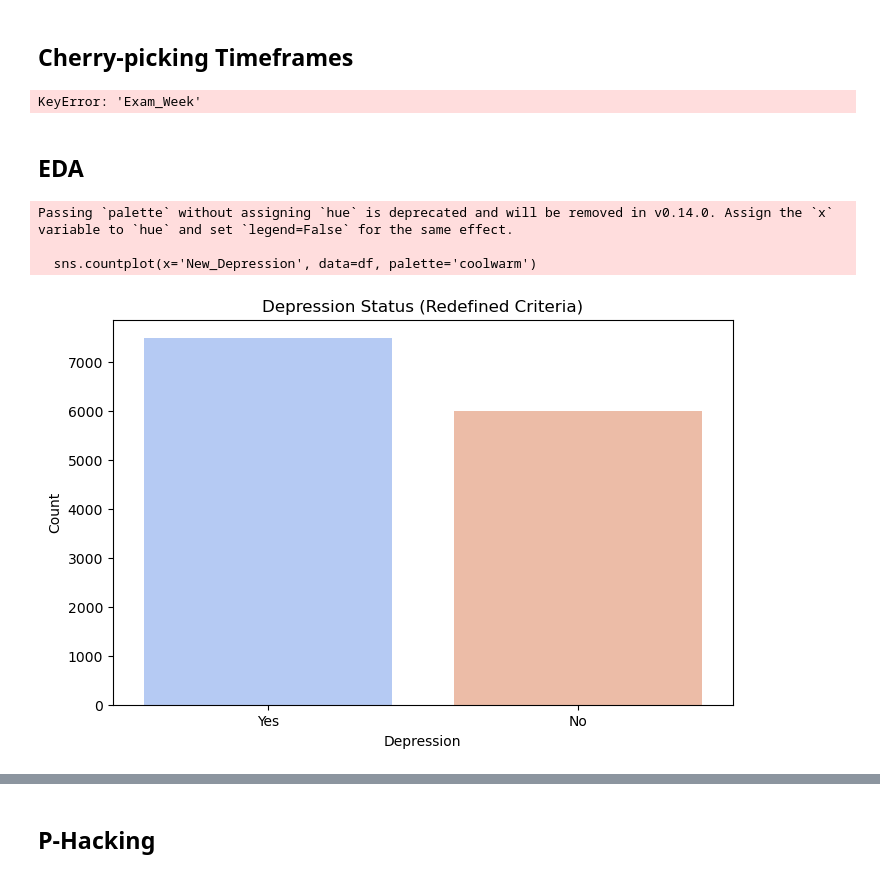
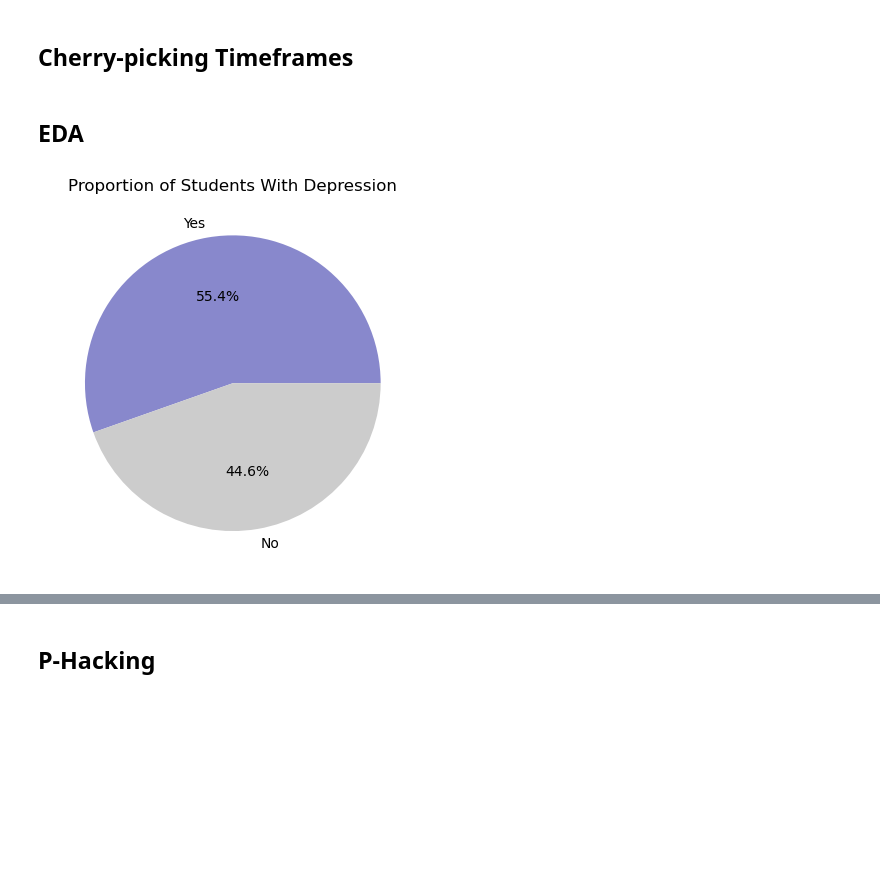
Before and after one commit to yfsongum/568_project_3, a Jupyter notebook: unethical_analysis.ipynb, the cells around one changed output, grey strips where cells are left out. Cells and saved outputs as stored; diff of their text form; code cells hidden in the pictures; blank space fills up the shorter version.

```diff
--- a/unethical_analysis.ipynb
+++ b/unethical_analysis.ipynb
@@ -101,24 +128,18 @@ df['New_Depression'] = df['Symptom_Score'].apply(lambda x: 'Yes' if x > 5 else '
 ## Cherry-picking Timeframes
 # %%
 # add artificial filter to mimic finals week
-df = df[df['Exam_Week'] == True]
+df['Exam_Week'] = True
-# %% [output]
-KeyError: 'Exam_Week'
 # %% [markdown]
 ## EDA
-# %%
-# Depression count by new criteria
-plt.figure(figsize=(8, 5))
-sns.countplot(x='New_Depression', data=df, palette='coolwarm')
-plt.title("Depression Status (Redefined Criteria)")
-plt.xlabel("Depression")
-plt.ylabel("Count")
-plt.show()
-# %% [output]
-Passing `palette` without assigning `hue` is deprecated and will be removed in v0.14.0. Assign the `x` variable to `hue` and set `legend=False` for the same effect.
-
-  sns.countplot(x='New_Depression', data=df, palette='coolwarm')
-[figure, removed]
+# %%
+# Depression count by new criteria
+# Pie charts are famously bad for perception. Use them to minimize how bad the depression problem looks, especially if classes are imbalanced.
+df['New_Depression'].value_counts().plot.pie(autopct='%1.1f%%', colors=['#88c', '#ccc'])
+plt.title("Proportion of Students With Depression")
+plt.ylabel('')
+plt.show()
+# %% [output]
+[figure, added]
 # %%
 # CGPA vs Depression
 plt.figure(figsize=(8, 5))
```
Also changed, not shown: parts of 6 cells of this notebook, 1 other file.
